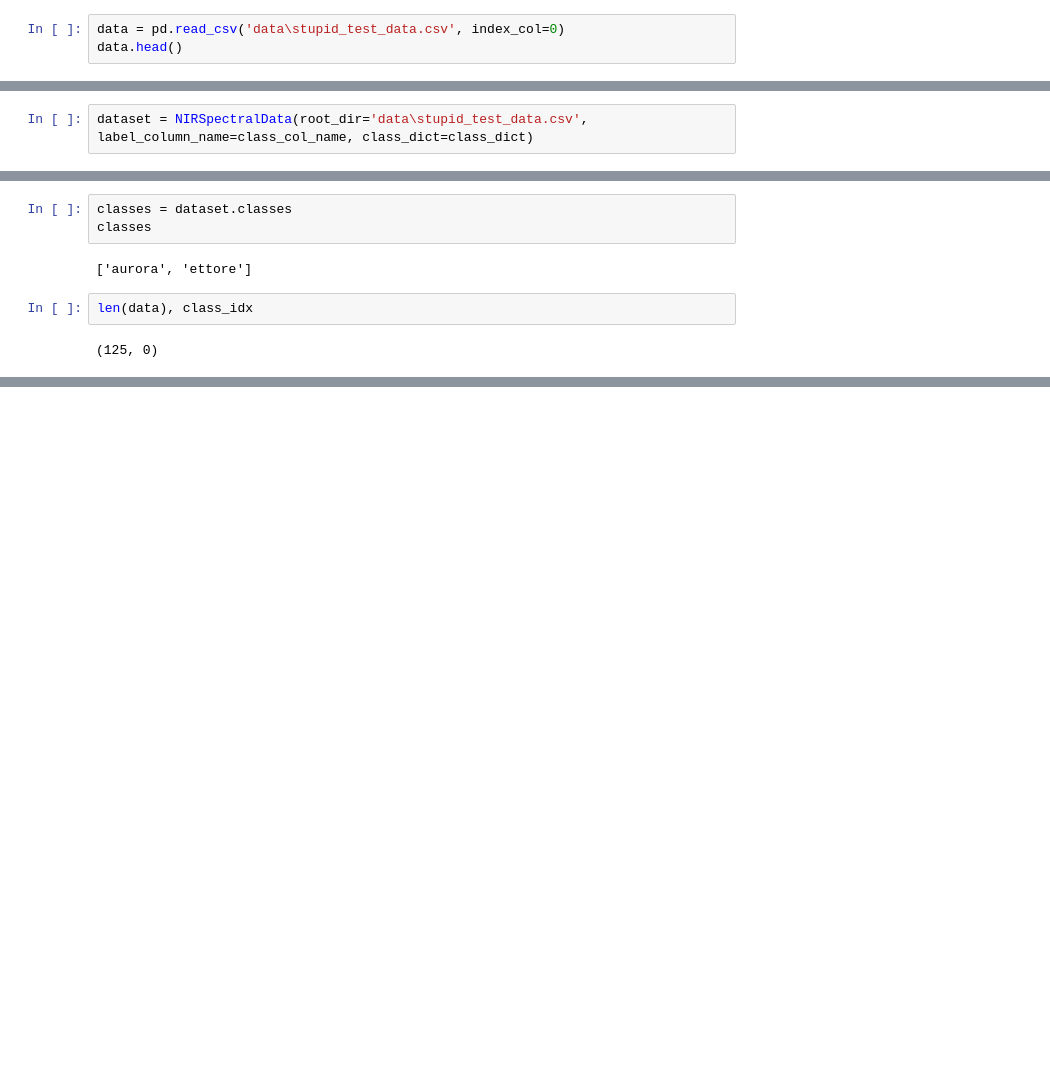
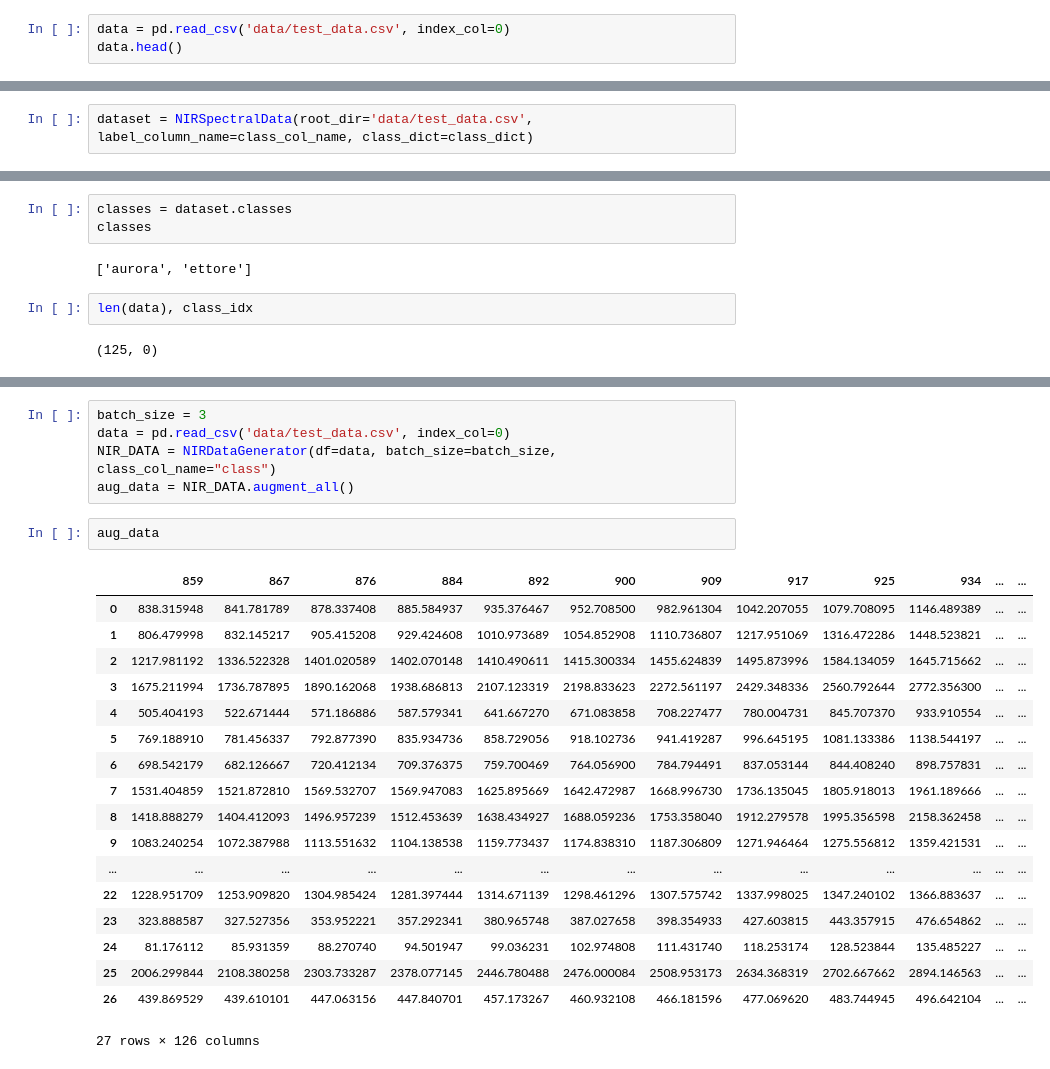
Before and after one commit to e-candeloro/NIRDataGenerator, a Jupyter notebook: example_nir.ipynb, the cells around one changed output, grey strips where cells are left out. Cells and saved outputs as stored; diff of their text form; blank space fills up the shorter version.

Commit message:
implemented barebone augmenter with n iterations

```diff
--- a/example_nir.ipynb
+++ b/example_nir.ipynb
@@ -10,7 +10,7 @@ from typing import Tuple, Dict, List
 
 %matplotlib inline
 # %%
-data = pd.read_csv('data\stupid_test_data.csv', index_col=0)
+data = pd.read_csv('data/test_data.csv', index_col=0)
 data.head()
 # %% [output]
 |  | 859 | 867 | 876 | 884 | 892 | 900 | 909 | 917 | 925 | 934 | ... | ... |
@@ -88,7 +88,7 @@ class NIRSpectralData(Dataset):
         else:
             return spectral_data, class_idx  # return data, label (X, y)
 # %%
-dataset = NIRSpectralData(root_dir='data\stupid_test_data.csv', label_column_name=class_col_name, class_dict=class_dict)
+dataset = NIRSpectralData(root_dir='data/test_data.csv', label_column_name=class_col_name, class_dict=class_dict)
 # %%
 data, class_idx = dataset[0]
 # %%
@@ -287,0 +332,26 @@ for data in aug_batch_samples:
+# %%
+batch_size = 3
+data = pd.read_csv('data/test_data.csv', index_col=0)
+NIR_DATA = NIRDataGenerator(df=data, batch_size=batch_size, class_col_name="class")
+aug_data = NIR_DATA.augment_all()
+# %%
+aug_data
+# %% [output]
+|  | 859 | 867 | 876 | 884 | 892 | 900 | 909 | 917 | 925 | 934 | ... | ... |
+| 0 | 838.315948 | 841.781789 | 878.337408 | 885.584937 | 935.376467 | 952.708500 | 982.961304 | 1042.207055 | 1079.708095 | 1146.489389 | ... | ... |
+| 1 | 806.479998 | 832.145217 | 905.415208 | 929.424608 | 1010.973689 | 1054.852908 | 1110.736807 | 1217.951069 | 1316.472286 | 1448.523821 | ... | ... |
+| 2 | 1217.981192 | 1336.522328 | 1401.020589 | 1402.070148 | 1410.490611 | 1415.300334 | 1455.624839 | 1495.873996 | 1584.134059 | 1645.715662 | ... | ... |
+| 3 | 1675.211994 | 1736.787895 | 1890.162068 | 1938.686813 | 2107.123319 | 2198.833623 | 2272.561197 | 2429.348336 | 2560.792644 | 2772.356300 | ... | ... |
+| 4 | 505.404193 | 522.671444 | 571.186886 | 587.579341 | 641.667270 | 671.083858 | 708.227477 | 780.004731 | 845.707370 | 933.910554 | ... | ... |
+| 5 | 769.188910 | 781.456337 | 792.877390 | 835.934736 | 858.729056 | 918.102736 | 941.419287 | 996.645195 | 1081.133386 | 1138.544197 | ... | ... |
+| 6 | 698.542179 | 682.126667 | 720.412134 | 709.376375 | 759.700469 | 764.056900 | 784.794491 | 837.053144 | 844.408240 | 898.757831 | ... | ... |
+| 7 | 1531.404859 | 1521.872810 | 1569.532707 | 1569.947083 | 1625.895669 | 1642.472987 | 1668.996730 | 1736.135045 | 1805.918013 | 1961.189666 | ... | ... |
+| 8 | 1418.888279 | 1404.412093 | 1496.957239 | 1512.453639 | 1638.434927 | 1688.059236 | 1753.358040 | 1912.279578 | 1995.356598 | 2158.362458 | ... | ... |
+| 9 | 1083.240254 | 1072.387988 | 1113.551632 | 1104.138538 | 1159.773437 | 1174.838310 | 1187.306809 | 1271.946464 | 1275.556812 | 1359.421531 | ... | ... |
+| ... | ... | ... | ... | ... | ... | ... | ... | ... | ... | ... | ... | ... |
+| 22 | 1228.951709 | 1253.909820 | 1304.985424 | 1281.397444 | 1314.671139 | 1298.461296 | 1307.575742 | 1337.998025 | 1347.240102 | 1366.883637 | ... | ... |
+| 23 | 323.888587 | 327.527356 | 353.952221 | 357.292341 | 380.965748 | 387.027658 | 398.354933 | 427.603815 | 443.357915 | 476.654862 | ... | ... |
+| 24 | 81.176112 | 85.931359 | 88.270740 | 94.501947 | 99.036231 | 102.974808 | 111.431740 | 118.253174 | 128.523844 | 135.485227 | ... | ... |
+| 25 | 2006.299844 | 2108.380258 | 2303.733287 | 2378.077145 | 2446.780488 | 2476.000084 | 2508.953173 | 2634.368319 | 2702.667662 | 2894.146563 | ... | ... |
+| 26 | 439.869529 | 439.610101 | 447.063156 | 447.840701 | 457.173267 | 460.932108 | 466.181596 | 477.069620 | 483.744945 | 496.642104 | ... | ... |
+27 rows × 126 columns
```
Also changed, not shown: parts of 9 cells of this notebook, 1 other file.
